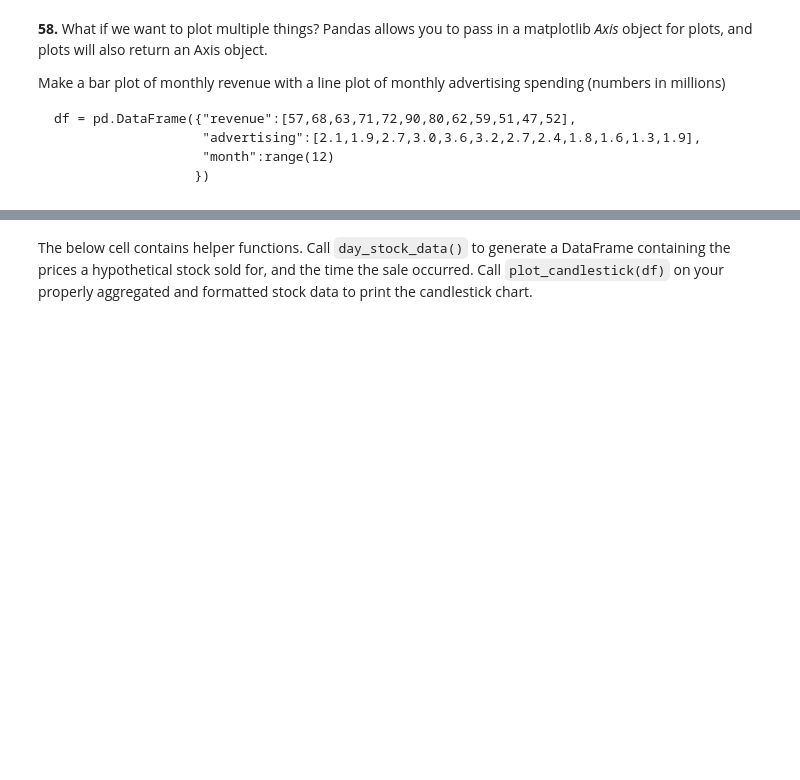
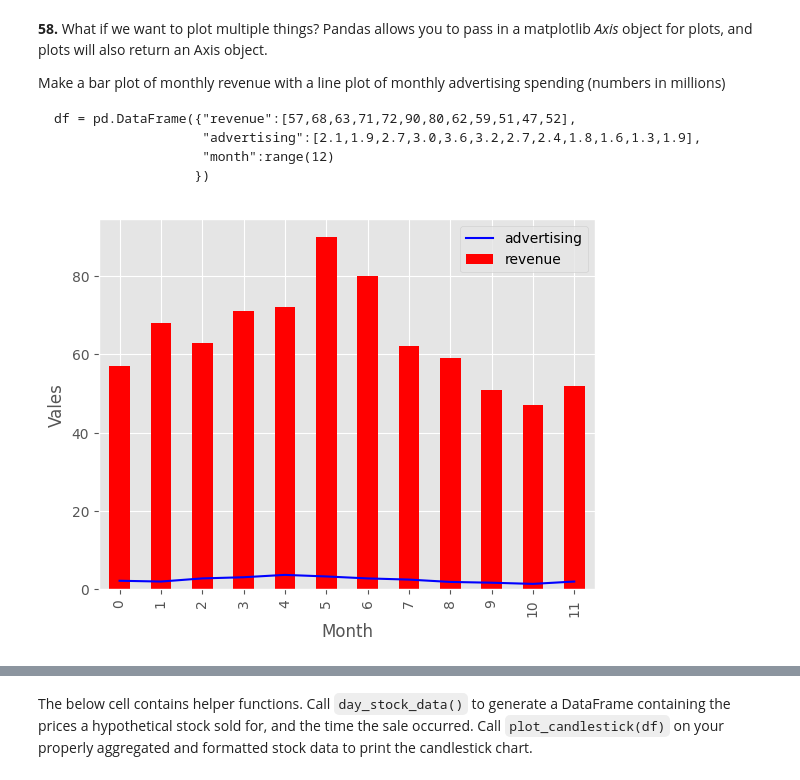
Before and after one commit to julam9/100-Pandas-Puzzles-with-Answers, a Jupyter notebook: 100-pandas-puzzles.ipynb, the cells around one changed output, grey strips where cells are left out. Saved outputs shown, nothing was run; the diff lists cells and outputs as text; code cells hidden in the pictures; blank space fills up the shorter version.

````diff
--- a/100-pandas-puzzles.ipynb
+++ b/100-pandas-puzzles.ipynb
@@ -1079,6 +1088,19 @@ df = pd.DataFrame({"revenue":[57,68,63,71,72,90,80,62,59,51,47,52],
                    "month":range(12)
                   })
 ```
+# %%
+df58 = pd.DataFrame({"revenue":[57,68,63,71,72,90,80,62,59,51,47,52],
+                   "advertising":[2.1,1.9,2.7,3.0,3.6,3.2,2.7,2.4,1.8,1.6,1.3,1.9],
+                   "month":range(12)
+                  })
+ax = df58.plot(kind='line', y='advertising', x='month', color='blue')
+
+df58.plot(kind='bar', y='revenue', x='month', color='red', ax=ax)
+ax.set_xlabel("Month")
+ax.set_ylabel('Vales')
+ax.legend;
+# %% [output]
+[figure, added]
 # %% [markdown]
 Now we're finally ready to create a candlestick chart, which is a very common tool used to analyze stock price data.  A candlestick chart shows the opening, closing, highest, and lowest price for a stock during a time window.  The color of the "candle" (the thick part of the bar) is green if the stock closed above its opening price, or red if below.
 
````
Also changed, not shown: parts of 3 cells of this notebook.
